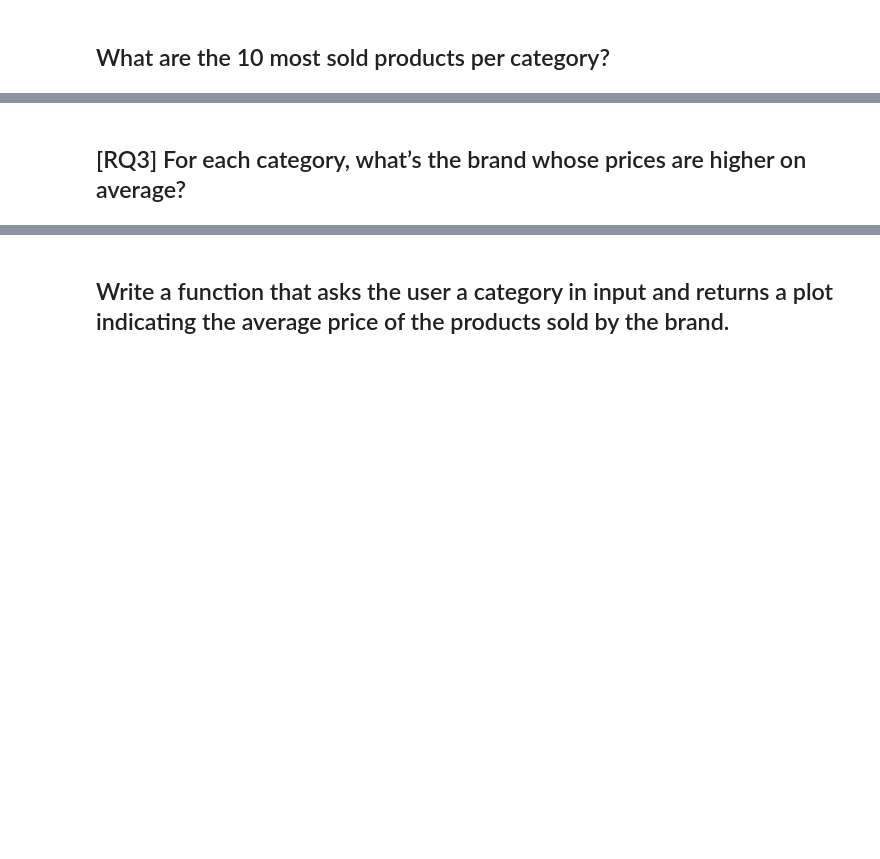
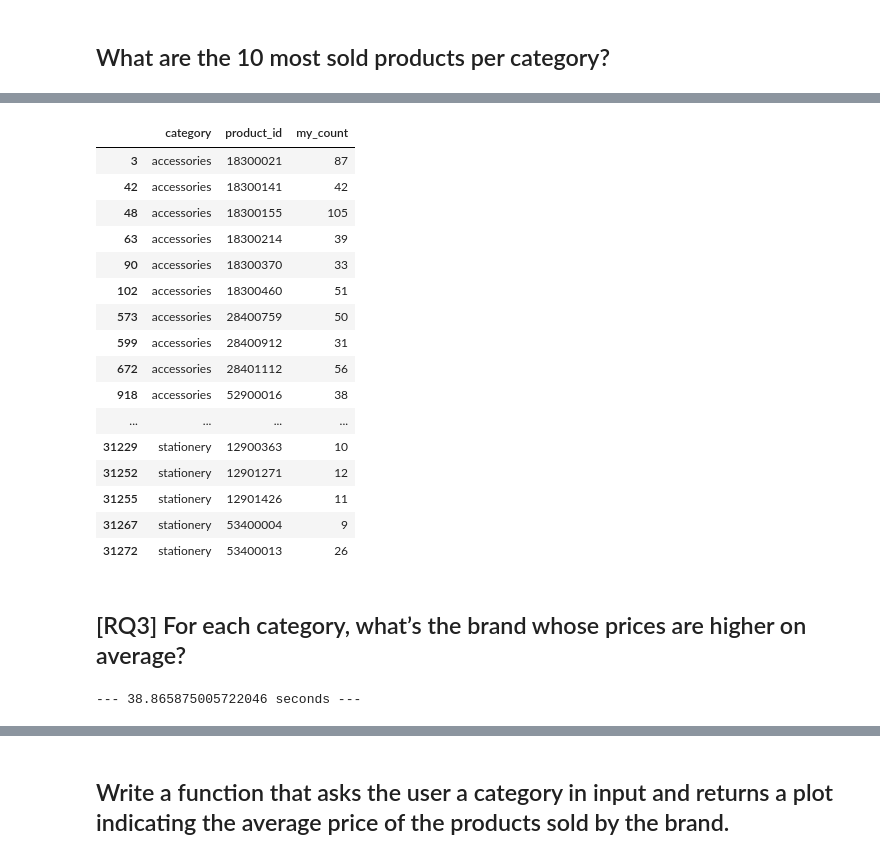
Before and after one commit to Sapienza-University-Rome/ADM-HW2, a Jupyter notebook: ADM_Homework 2 - eCommerce Analytics.ipynb, the cells around one changed output, grey strips where cells are left out. Saved outputs shown, nothing was run; the diff lists cells and outputs as text; code cells hidden in the pictures; blank space fills up the shorter version.

```diff
--- a/ADM_Homework 2 - eCommerce Analytics.ipynb
+++ b/ADM_Homework 2 - eCommerce Analytics.ipynb
@@ -427,2 +490,41 @@ Using the last output, between the first view time and purchase passes **7.56**
+# %%
+start_time = time.time()
+# Keep only purchases
+df = df[df['event_type'] == 'purchase']
+# Get the category
+df["category"] = df.category_code.str.extract(r'([^.]+)', expand = True)
+# Group to get number of purchases by category and product_id
+grouped = pd.DataFrame(df.groupby(['category','product_id']).event_type.count()).rename(columns={'event_type' : 'my_count'}).reset_index().sort_values(by = ['my_count'],ascending=False)
+grouped = grouped.groupby(['category']).head(10)
+del df
+pd.set_option('display.max_rows', grouped.shape[0]+1)
+grouped.sort_values(by = ['category','product_id','my_count'],ascending=True)
+# %% [output]
+|  | category | product_id | my_count |
+| 3 | accessories | 18300021 | 87 |
+| 42 | accessories | 18300141 | 42 |
+| 48 | accessories | 18300155 | 105 |
+| 63 | accessories | 18300214 | 39 |
+| 90 | accessories | 18300370 | 33 |
+| 102 | accessories | 18300460 | 51 |
+| 573 | accessories | 28400759 | 50 |
+| 599 | accessories | 28400912 | 31 |
+| 672 | accessories | 28401112 | 56 |
+| 918 | accessories | 52900016 | 38 |
+| ... | ... | ... | ... |
+| 31229 | stationery | 12900363 | 10 |
+| 31252 | stationery | 12901271 | 12 |
+| 31255 | stationery | 12901426 | 11 |
+| 31267 | stationery | 53400004 | 9 |
+| 31272 | stationery | 53400013 | 26 |
 # %% [markdown]
 ## [RQ3] For each category, what’s the brand whose prices are higher on average?
+# %%
+# Load the neccesary columns of the parquet file
+start_time = time.time()
+cols = ['category_code','event_type','product_id','brand','price']
+df = pd.read_parquet("data/parquet_file/ecomm_oct19_nov_19.parquet", columns = cols)
+gc.collect()
+print("--- %s seconds ---" % (time.time() - start_time))
+# %% [output]
+--- 38.865875005722046 seconds ---
```
Also changed, not shown: parts of 20 cells of this notebook.
